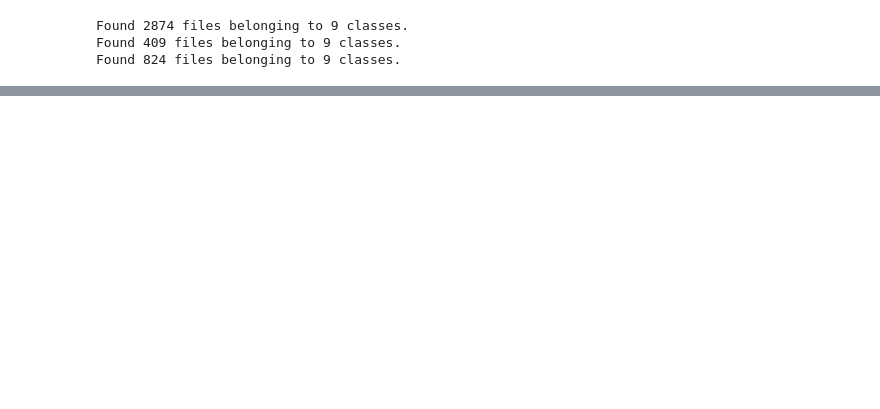
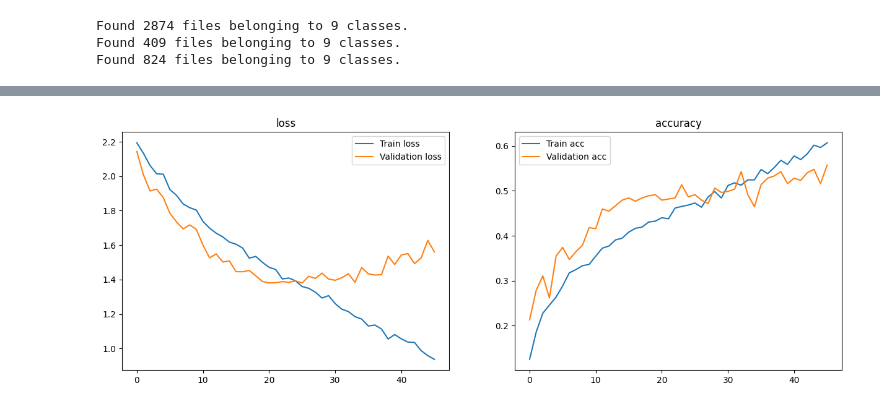
Before and after one commit to ViniciusGalina1995/skin_lens, a Jupyter notebook: notebooks/vinicius_galina.ipynb, the cells around one changed output, grey strips where cells are left out. Saved outputs shown, nothing was run; the diff lists cells and outputs as text; code cells hidden in the pictures; blank space fills up the shorter version.

Commit message:
Updated notebook with Kaggle development of the baseline model

```diff
--- a/notebooks/vinicius_galina.ipynb
+++ b/notebooks/vinicius_galina.ipynb
@@ -28,4 +58,5 @@ import os
 # %%
-train_dir = os.path.join("..", "raw_data", "Split", "train")
-val_dir = os.path.join("..", "raw_data", "Split", "val")
-test_dir = os.path.join("..", "raw_data", "Split", "test")
+train_dir = '/kaggle/working/Split/train'
+val_dir = '/kaggle/working/Split/val'
+test_dir = '/kaggle/working/Split/test'
+batch_size = 64
@@ -105,21 +101,16 @@ model.add(layers.Input((150, 150, 3)))
 model.add(layers.Rescaling(1./255))
 
 model.add(layers.Conv2D(filters = 32, kernel_size = (3,3), activation="relu", padding="same"))
-model.add(layers.MaxPooling2D(pool_size=(2, 2), padding="same") )
+model.add(layers.MaxPooling2D(pool_size=(2, 2)) )
 
 model.add(layers.Conv2D(filters = 32, kernel_size = (3,3), activation="relu", padding="same"))
-model.add(layers.MaxPooling2D(pool_size=(2, 2), padding="same") )
+model.add(layers.MaxPooling2D(pool_size=(2, 2)) )
 
 model.add(layers.Conv2D(filters = 64, kernel_size = (3,3), activation="relu", padding="same"))
-model.add(layers.MaxPooling2D(pool_size=(2, 2), padding="same") )
-
-model.add(layers.Dropout(0.3))
+model.add(layers.MaxPooling2D(pool_size=(2, 2)) )
 
 model.add(layers.Conv2D(filters = 128, kernel_size = (3,3), activation="relu", padding="same"))
-model.add(layers.MaxPooling2D(pool_size=(2, 2), padding="same") )
-
-model.add(layers.Conv2D(filters = 256, kernel_size = (3,3), activation="relu", padding="same"))
-model.add(layers.MaxPooling2D(pool_size=(2, 2), padding="same") )
+model.add(layers.MaxPooling2D(pool_size=(2, 2)) )
 
 model.add(layers.Flatten())
 
@@ -129,7 +120,7 @@ model.add(layers.Dropout(0.5))
 
 model.add(layers.Dense(9, activation="softmax"))
 
-adam = optimizers.Adam(learning_rate = 0.01)
+adam = optimizers.Adam()
 model.compile(loss='categorical_crossentropy',
               optimizer=adam,
               metrics=['accuracy'])
@@ -157,21 +152,21 @@ _________________________________________________________________
 # %%
 # def some callbacks
-LRreducer = callbacks.ReduceLROnPlateau(monitor="val_loss",
+'''LRreducer = callbacks.ReduceLROnPlateau(monitor="val_loss",
                                         factor=0.1,
                                         patience=3,
                                         verbose=1,
-                                        min_lr=0)
+                                        min_lr=0)'''
 
 EarlyStopper = callbacks.EarlyStopping(monitor='val_loss',
-                                       patience=10,
+                                       patience=20,
                                        verbose=0,
                                        restore_best_weights=True)
 
 # fit the model with training data
 history = model.fit(
         train_ds,
-        epochs=20,
+        epochs=50,
         validation_data=val_ds,
-        callbacks=[LRreducer, EarlyStopper]
+        callbacks=[EarlyStopper]
         )
 # %% [output]
@@ -195,0 +190,15 @@ KeyboardInterrupt:
+# %%
+def plot_history(history):
+    fig, ax = plt.subplots(1, 2, figsize=(15,5))
+    ax[0].set_title('loss')
+    ax[0].plot(history.epoch, history.history["loss"], label="Train loss")
+    ax[0].plot(history.epoch, history.history["val_loss"], label="Validation loss")
+    ax[1].set_title('accuracy')
+    ax[1].plot(history.epoch, history.history["accuracy"], label="Train acc")
+    ax[1].plot(history.epoch, history.history["val_accuracy"], label="Validation acc")
+    ax[0].legend()
+    ax[1].legend()
+# %%
+plot_history(history)
+# %% [output]
+[figure, added]
```
Also changed, not shown: parts of 21 cells of this notebook.
